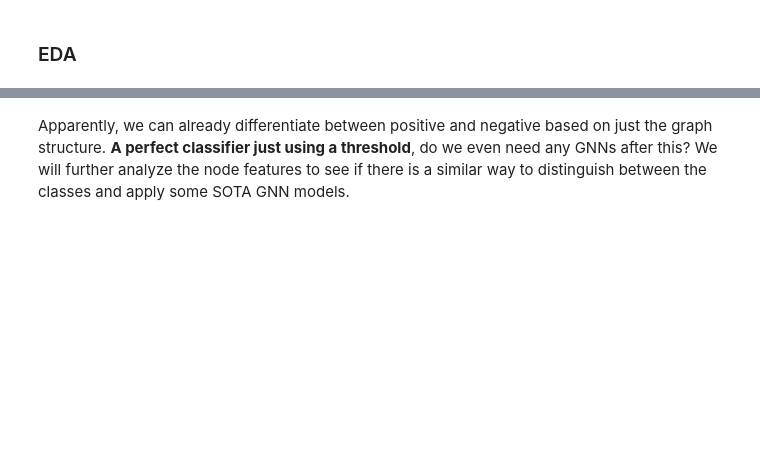
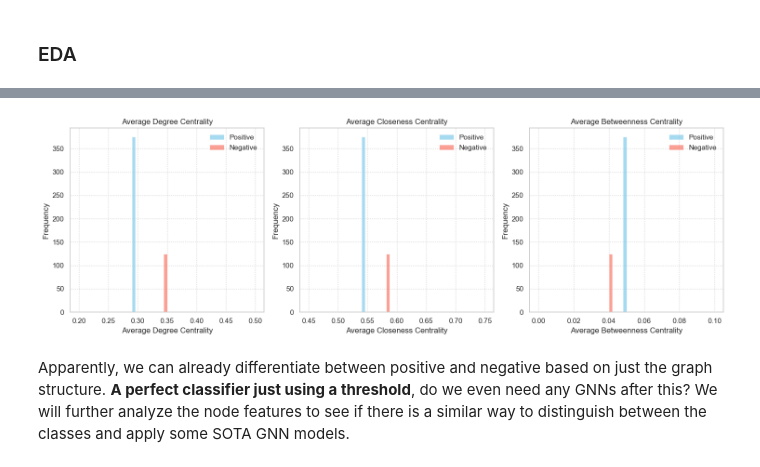
Before and after one commit to Bulbatronik/Exploring-GNN-for-Gaussian-Graphs, a Jupyter notebook: project.ipynb, the cells around one changed output, grey strips where cells are left out. Saved outputs shown, nothing was run; the diff lists cells and outputs as text; code cells hidden in the pictures; blank space fills up the shorter version.

Commit message:
add final visualization, explainability

```diff
--- a/project.ipynb
+++ b/project.ipynb
@@ -87,53 +101,49 @@ All connected: True
 # %%
 def get_avg_degree_centrality(A: np.array) -> np.float64:
-  """
-    Calculate the average degree centrality of an adjacency matrix.
-  """
+  """Calculate the average degree centrality of an adjacency matrix."""
   return np.mean(list(dict(nx.degree_centrality(nx.from_numpy_array(A))).values()))
 
 def get_avg_closeness_centrality(A: np.array) -> np.float64:
-  """
-    Calculate the average closeness centrality of an adjacency matrix.
-  """
+  """Calculate the average closeness centrality of an adjacency matrix."""
   return np.mean(list(dict(nx.closeness_centrality(nx.from_numpy_array(A))).values()))
 
 def get_avg_betweenness_centrality(A: np.array) -> np.float64:
-  """
-    Calculate the average betweenness centrality of an adjacency matrix.
-  """
+  """Calculate the average betweenness centrality of an adjacency matrix."""
   return np.mean(list(dict(nx.betweenness_centrality(nx.from_numpy_array(A))).values()))
 # %%
 # Store the adjacency matrices for each of the classes
 A_pos = A[np.where(y==0)[0]]
 A_neg = A[np.where(y==1)[0]]
 
 # Compute average degree centrality for each sample per class
 deg_pos_mean = [get_avg_degree_centrality(a) for a in A_pos]
 deg_neg_mean = [get_avg_degree_centrality(a) for a in A_neg]
 
 # Compute average closeness centrality for each sample per class
 cls_pos_mean = [get_avg_closeness_centrality(a) for a in A_pos]
 cls_neg_mean = [get_avg_closeness_centrality(a) for a in A_neg]
 
 # Compute average betweenness centrality for each sample per class
 btw_pos_mean = [get_avg_betweenness_centrality(a) for a in A_pos]
 btw_neg_mean = [get_avg_betweenness_centrality(a) for a in A_neg]
 
 
 # Combine data and metrics into lists
 pos_data = [deg_pos_mean, cls_pos_mean, btw_pos_mean]
 neg_data = [deg_neg_mean, cls_neg_mean, btw_neg_mean]
 metrics = ['Degree Centrality', 'Closeness Centrality', 'Betweenness Centrality']
 binranges = [(0.2, 0.5), (0.45, 0.75), (0, 0.1)]
 
 fig, axes = plt.subplots(1, 3, figsize=(15, 5))
 
 # Iterate over the data and metrics to create each subplot
 for i, (pos, neg, metric, binrange) in enumerate(zip(pos_data, neg_data, metrics, binranges)):
-        histogram_classes(pos, neg, metric, ax=axes[i], bins=50, binrange=binrange)
+        _ = histogram_classes(pos, neg, metric, ax=axes[i], bins=50, binrange=binrange)
 
 fig.tight_layout()  # Adjust subplots to fit into figure area.
 fig.savefig(fig_path / 'histogram.png')  # Save the figure before showing it.
+# %% [output]
+[figure, added]
 # %% [markdown]
 Apparently, we can already differentiate between positive and negative based on just the graph structure. **A perfect classifier just using a threshold**, do we even need any GNNs after this? We will further analyze the node features to see if there is a similar way to distinguish between the classes and apply some SOTA GNN models.
 # %%
```
Also changed, not shown: parts of 35 cells of this notebook, 11 other files.
